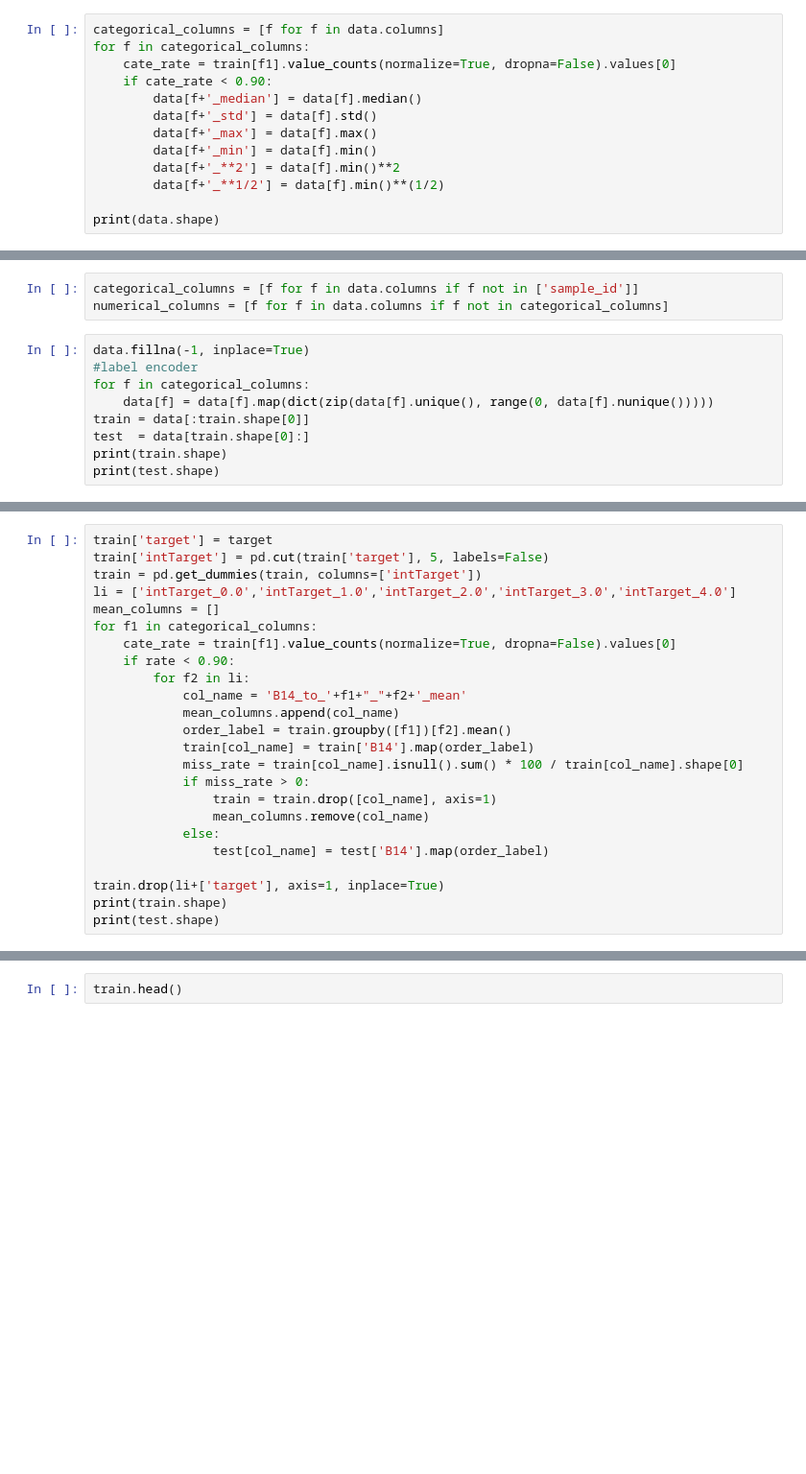
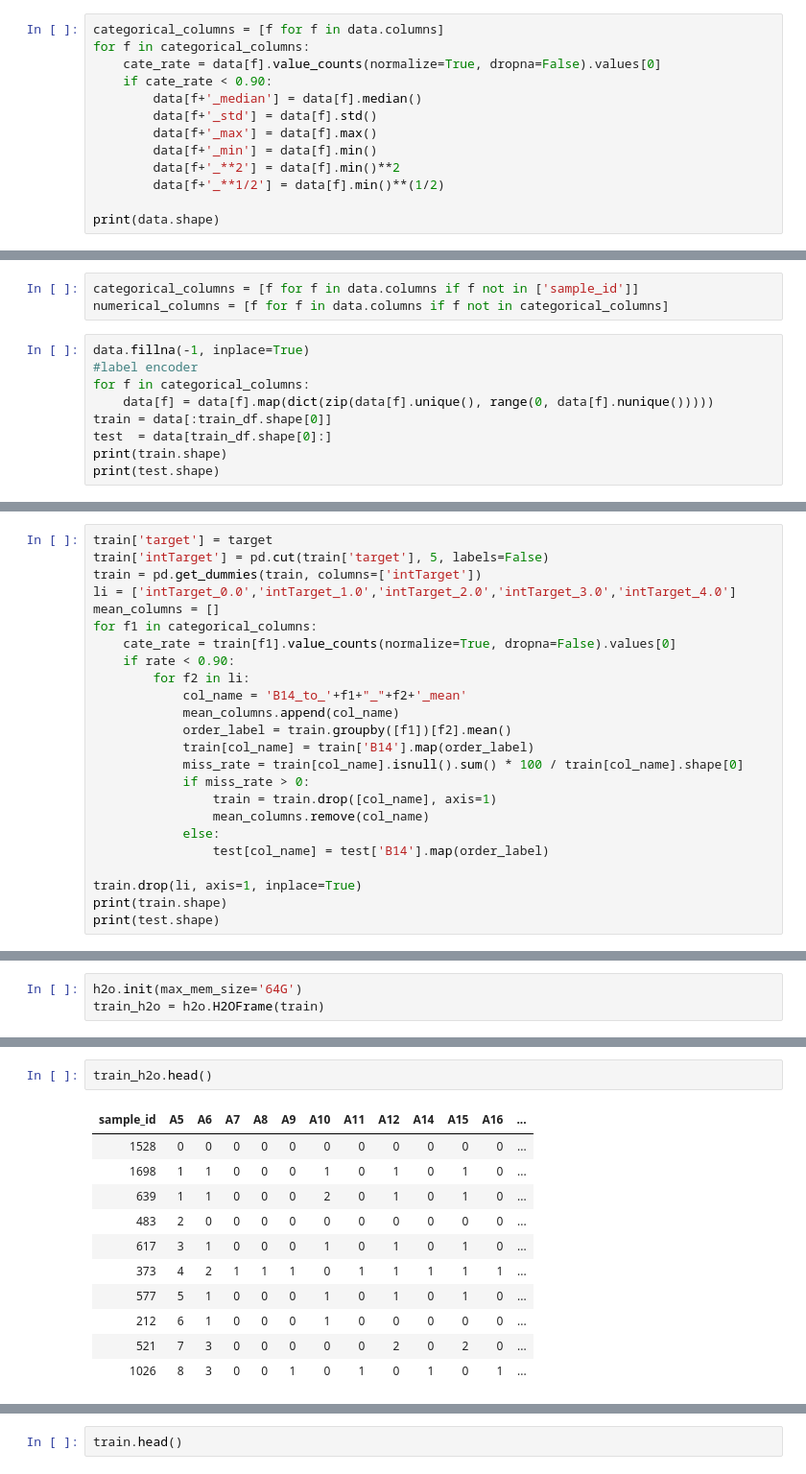
Before and after one commit to yarntime/machine-learning, a Jupyter notebook: tianchi/jinnan.ipynb, the cells around one changed output, grey strips where cells are left out. Shown at 96% size. Drawn from its saved outputs; the diff is of its cells as text; blank space fills up the shorter version.

```diff
--- a/tianchi/jinnan.ipynb
+++ b/tianchi/jinnan.ipynb
@@ -223,7 +225,7 @@ for f in ['A20','A28','B4','B9','B10','B11']:
 # %%
 categorical_columns = [f for f in data.columns]
 for f in categorical_columns:
-    cate_rate = train[f1].value_counts(normalize=True, dropna=False).values[0]
+    cate_rate = data[f].value_counts(normalize=True, dropna=False).values[0]
     if cate_rate < 0.90:
         data[f+'_median'] = data[f].median()
         data[f+'_std'] = data[f].std()
@@ -347,8 +349,8 @@ data.fillna(-1, inplace=True)
 #label encoder
 for f in categorical_columns:
     data[f] = data[f].map(dict(zip(data[f].unique(), range(0, data[f].nunique()))))
-train = data[:train.shape[0]]
-test  = data[train.shape[0]:]
+train = data[:train_df.shape[0]]
+test  = data[train_df.shape[0]:]
 print(train.shape)
 print(test.shape)
 # %% [output]
@@ -375,7 +377,7 @@ for f1 in categorical_columns:
             else:
                 test[col_name] = test['B14'].map(order_label)
 
-train.drop(li+['target'], axis=1, inplace=True)
+train.drop(li, axis=1, inplace=True)
 print(train.shape)
 print(test.shape)
 # %% [output]
@@ -383,0 +386,3 @@ print(test.shape)
+# %%
+h2o.init(max_mem_size='64G')
+train_h2o = h2o.H2OFrame(train)
@@ -383,0 +408,14 @@ print(test.shape)
+# %%
+train_h2o.head()
+# %% [output]
+| sample_id | A5 | A6 | A7 | A8 | A9 | A10 | A11 | A12 | A14 | A15 | A16 | ... |
+| 1528 | 0 | 0 | 0 | 0 | 0 | 0 | 0 | 0 | 0 | 0 | 0 | ... |
+| 1698 | 1 | 1 | 0 | 0 | 0 | 1 | 0 | 1 | 0 | 1 | 0 | ... |
+| 639 | 1 | 1 | 0 | 0 | 0 | 2 | 0 | 1 | 0 | 1 | 0 | ... |
+| 483 | 2 | 0 | 0 | 0 | 0 | 0 | 0 | 0 | 0 | 0 | 0 | ... |
+| 617 | 3 | 1 | 0 | 0 | 0 | 1 | 0 | 1 | 0 | 1 | 0 | ... |
+| 373 | 4 | 2 | 1 | 1 | 1 | 0 | 1 | 1 | 1 | 1 | 1 | ... |
+| 577 | 5 | 1 | 0 | 0 | 0 | 1 | 0 | 1 | 0 | 1 | 0 | ... |
+| 212 | 6 | 1 | 0 | 0 | 0 | 1 | 0 | 0 | 0 | 0 | 0 | ... |
+| 521 | 7 | 3 | 0 | 0 | 0 | 0 | 0 | 2 | 0 | 2 | 0 | ... |
+| 1026 | 8 | 3 | 0 | 0 | 1 | 0 | 1 | 0 | 1 | 0 | 1 | ... |
```
Also changed, not shown: parts of 13 cells of this notebook.
